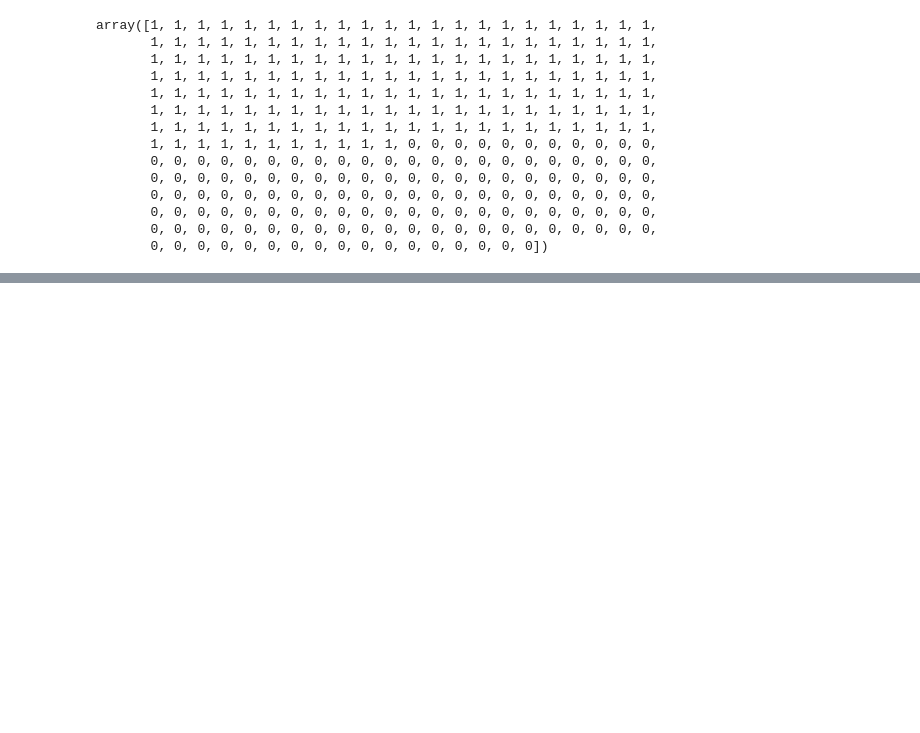
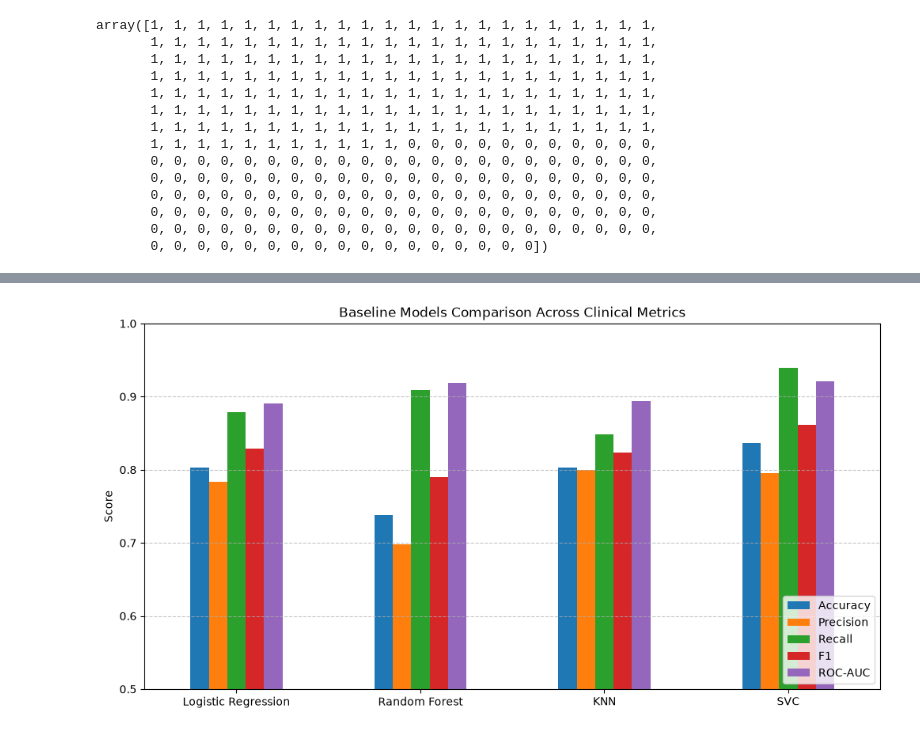
Before and after one commit to dkwargit/heart_disease_prediction_ml, a Jupyter notebook: heart_disease_pred.ipynb, the cells around one changed output, grey strips where cells are left out. Saved outputs shown, nothing was run; the diff lists cells and outputs as text; code cells hidden in the pictures; blank space fills up the shorter version.

Commit message:
Updated model training notebook

```diff
--- a/heart_disease_pred.ipynb
+++ b/heart_disease_pred.ipynb
@@ -32,0 +25,20 @@ df.head()
+# %%
+# Pull dataset directly from Kaggle: https://www.kaggle.com/datasets/dkwarkaggle/heart-disease-rate
+# !pip install kagglehub  # Run if kagglehub is not already installed
+
+import os
+import glob
+
+try:
+    import kagglehub
+
+    path = kagglehub.dataset_download("dkwarkaggle/heart-disease-rate")
+    csv_files = glob.glob(os.path.join(path, "*.csv"))
+    data_path = csv_files[0] if len(csv_files) > 0 else os.path.join(path, "heart-disease-rate.csv")
+    print(f"Dataset downloaded from Kaggle to: {data_path}")
+except Exception as e:
+    print(f"KaggleHub note ({e}), loading from local copy...")
+    data_path = "heart-disease-rate.csv"
+
+df = pd.read_csv(data_path)
+df.head()
@@ -228,9 +245,10 @@ array([1, 1, 1, 1, 1, 1, 1, 1, 1, 1, 1, 1, 1, 1, 1, 1, 1, 1, 1, 1, 1, 1,
        0, 0, 0, 0, 0, 0, 0, 0, 0, 0, 0, 0, 0, 0, 0, 0, 0, 0, 0, 0, 0, 0,
        0, 0, 0, 0, 0, 0, 0, 0, 0, 0, 0, 0, 0, 0, 0, 0, 0])
 # %%
-np.random.seed(42)  # Random seed for reproducibility
-
-X_train, X_test, y_train, y_test = train_test_split(X,y,test_size = 0.2)
+# Stratified train/test split (80/20) ensuring identical class distribution
+X_train, X_test, y_train, y_test = train_test_split(
+    X, y, test_size=0.2, random_state=42, stratify=y
+)
 # %%
 X_train.head() , X_train.shape
 # %% [output]
@@ -316,0 +345,3 @@ Logistic Regression gave us the best results with an accuracy of ~88.5% ; follow
+# %%
+model_scores_df = fit_and_evaluate(models, X_train, X_test, y_train, y_test, preprocessor)
+model_scores_df.round(4)
@@ -316,0 +354,11 @@ Logistic Regression gave us the best results with an accuracy of ~88.5% ; follow
+# %%
+model_scores_df.plot(kind='bar', figsize=(12, 6))
+plt.title('Baseline Models Comparison Across Clinical Metrics')
+plt.ylabel('Score')
+plt.ylim(0.5, 1.0)
+plt.xticks(rotation=0)
+plt.legend(loc='lower right')
+plt.grid(axis='y', linestyle='--', alpha=0.7)
+plt.show();
+# %% [output]
+[figure, added]
```
Also changed, not shown: parts of 23 cells of this notebook.
